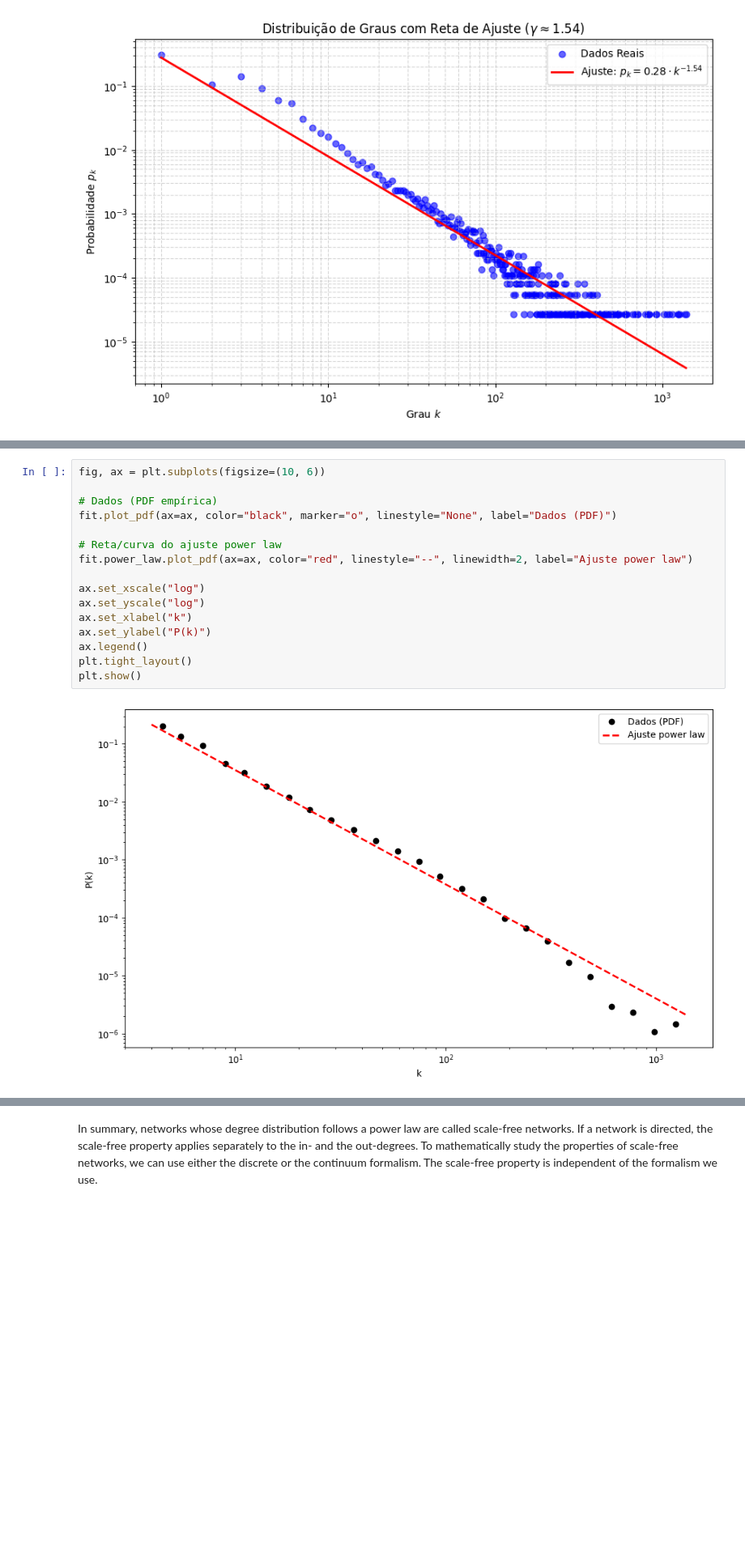
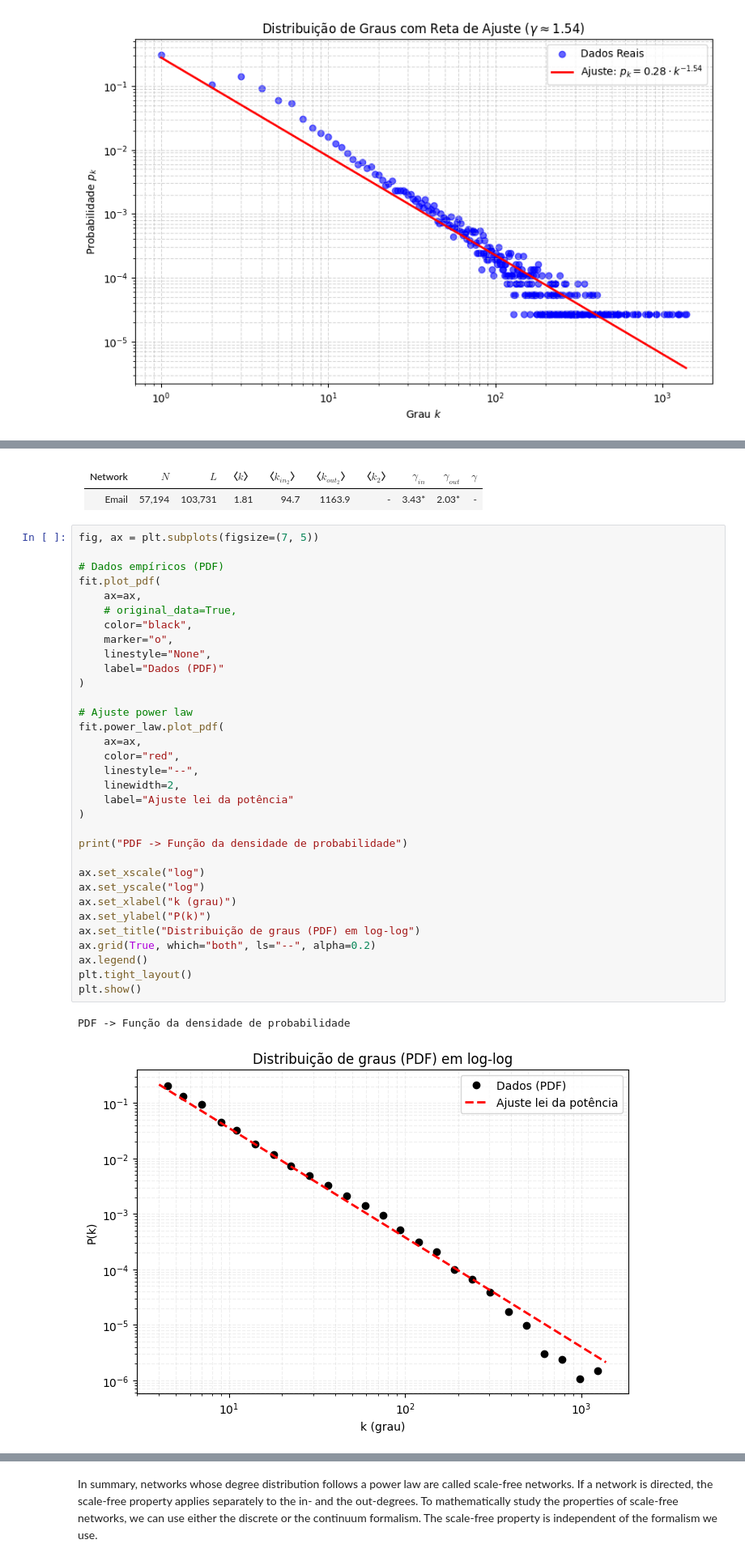
Before and after one commit to tiagostmg/grafos, a Jupyter notebook: src/entrega_1.ipynb, the cells around one changed output, grey strips where cells are left out. Shown at 81% size. Saved outputs shown, nothing was run; the diff lists cells and outputs as text; blank space fills up the shorter version.

```diff
--- a/src/entrega_1.ipynb
+++ b/src/entrega_1.ipynb
@@ -301,18 +344,40 @@ R, p: -42.99679190066124 6.029833300281903e-10
+# %% [markdown]
+Network | $N$ |	$L$ |	〈$k$〉 |	〈$k_{in_2}$〉	| 〈$k_{out_2}$〉 |	〈$k_2$〉 |	$γ_{in}$ |	$γ_{out}$ |	$γ$
+--------|---|-----|------|-------------|---------|-------|-------------|----------|--------
+Email	| 57,194	| 103,731 |	1.81	| 94.7 | 	1163.9 | 	- |	3.43*	| 2.03* |	-
 # %%
-fig, ax = plt.subplots(figsize=(10, 6))
+fig, ax = plt.subplots(figsize=(7, 5))
 
-# Dados (PDF empírica)
-fit.plot_pdf(ax=ax, color="black", marker="o", linestyle="None", label="Dados (PDF)")
+# Dados empíricos (PDF)
+fit.plot_pdf(
+    ax=ax,
+    # original_data=True,
+    color="black",
+    marker="o",
+    linestyle="None",
+    label="Dados (PDF)"
+)
 
-# Reta/curva do ajuste power law
-fit.power_law.plot_pdf(ax=ax, color="red", linestyle="--", linewidth=2, label="Ajuste power law")
+# Ajuste power law
+fit.power_law.plot_pdf(
+    ax=ax,
+    color="red",
+    linestyle="--",
+    linewidth=2,
+    label="Ajuste lei da potência"
+)
+
+print("PDF -> Função da densidade de probabilidade")
 
 ax.set_xscale("log")
 ax.set_yscale("log")
-ax.set_xlabel("k")
+ax.set_xlabel("k (grau)")
 ax.set_ylabel("P(k)")
+ax.set_title("Distribuição de graus (PDF) em log-log")
+ax.grid(True, which="both", ls="--", alpha=0.2)
 ax.legend()
 plt.tight_layout()
 plt.show()
 # %% [output]
+PDF -> Função da densidade de probabilidade
-[figure, old version]
+[figure, new version]
```
Also changed, not shown: parts of 29 cells of this notebook.
